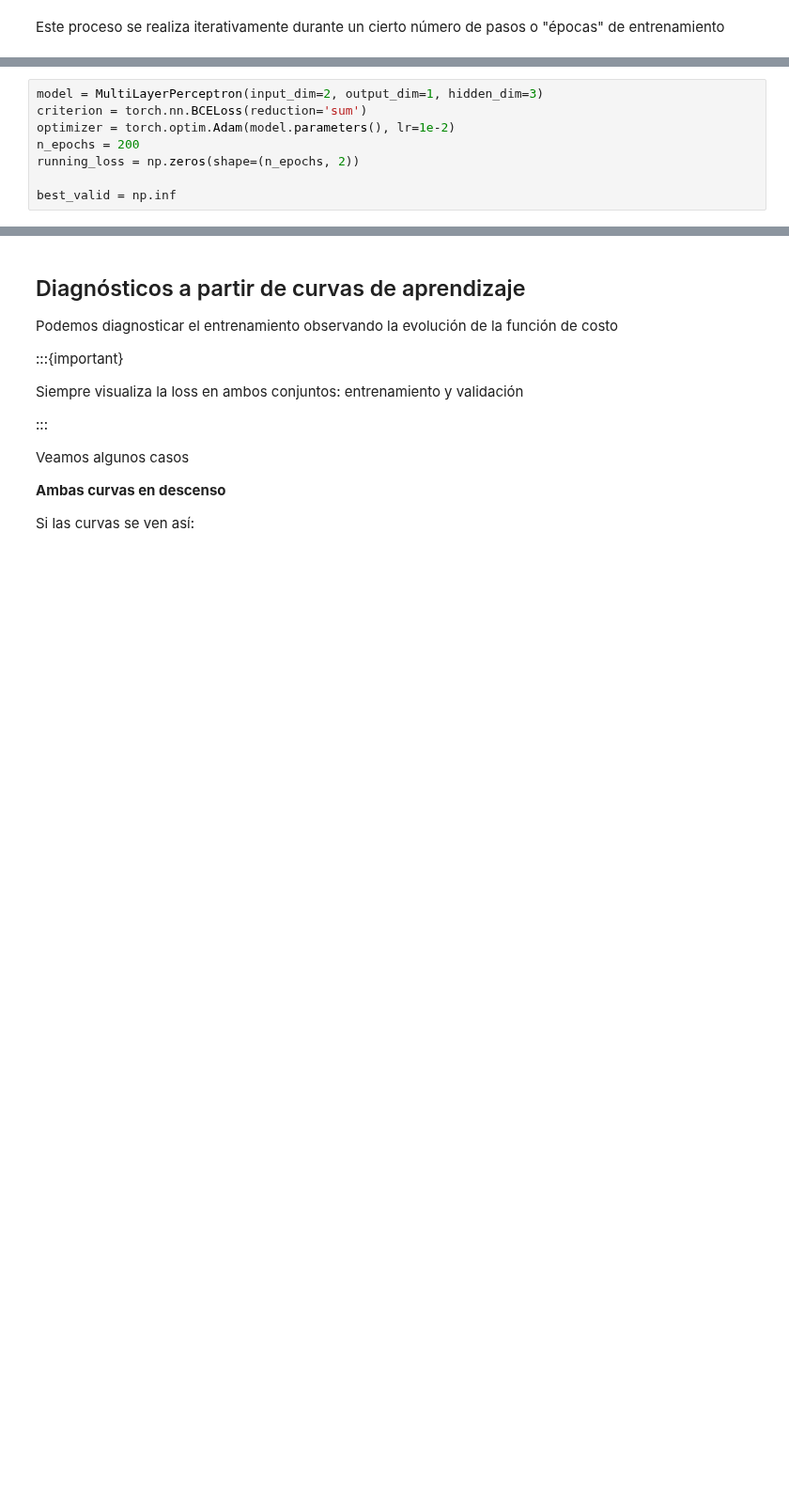
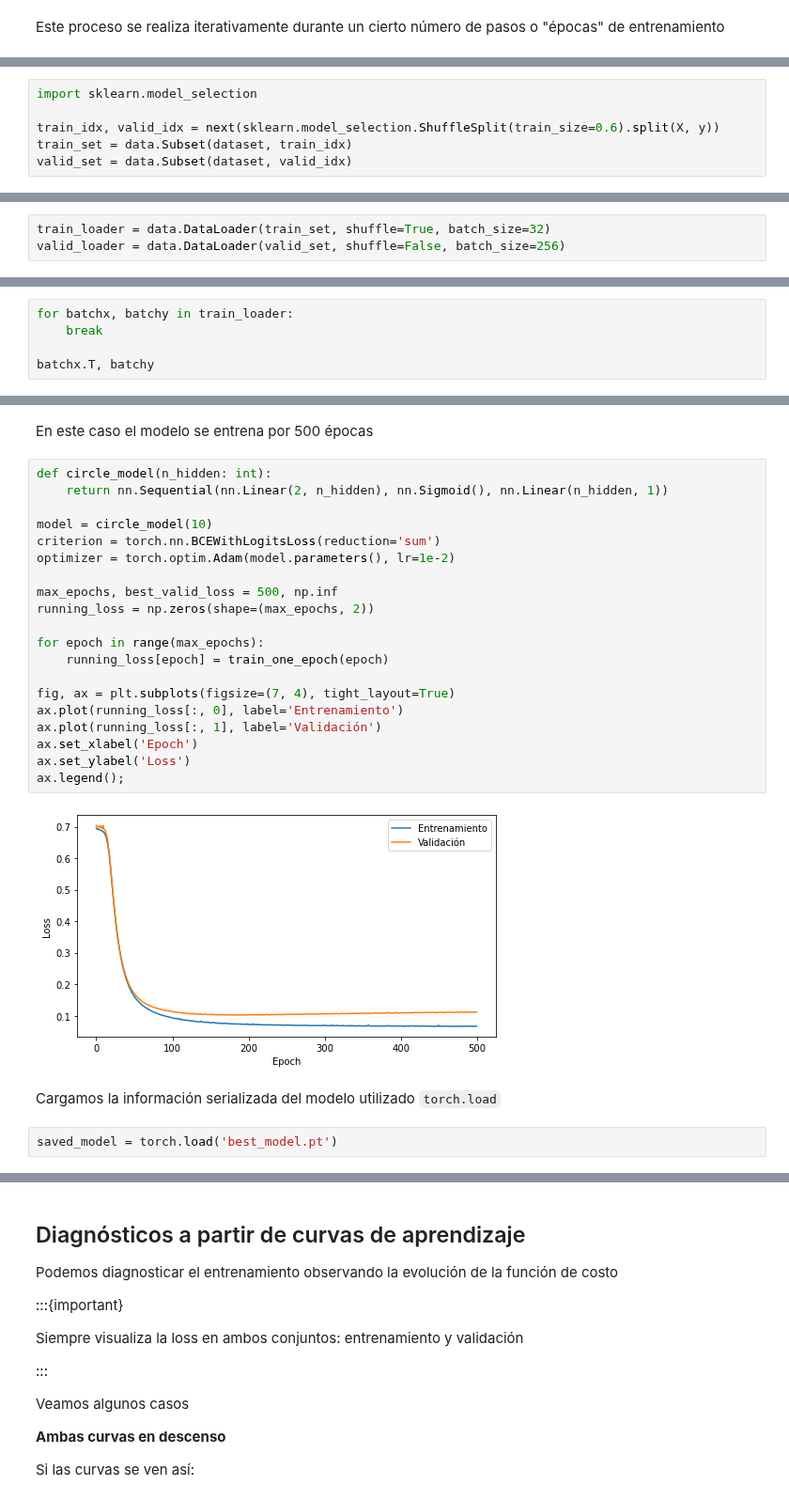
Before and after one commit to phuijse/MachineLearningBook, a Jupyter notebook: contents/neural_networks/pytorch2.ipynb, the cells around one changed output, grey strips where cells are left out. Shown at 94% size. Drawn from its saved outputs; the diff is of its cells as text; blank space fills up the shorter version.

Commit message:
Pytorch train ready

```diff
--- a/contents/neural_networks/pytorch2.ipynb
+++ b/contents/neural_networks/pytorch2.ipynb
@@ -301,8 +163,0 @@ def train_one_epoch(k, model, criterion, optimizer):
-# %%
-model = MultiLayerPerceptron(input_dim=2, output_dim=1, hidden_dim=3)
-criterion = torch.nn.BCELoss(reduction='sum')
-optimizer = torch.optim.Adam(model.parameters(), lr=1e-2)
-n_epochs = 200
-running_loss = np.zeros(shape=(n_epochs, 2))
-
-best_valid = np.inf
@@ -355,0 +238,6 @@ for param_tensor in model.state_dict():
+# %%
+import sklearn.model_selection
+
+train_idx, valid_idx = next(sklearn.model_selection.ShuffleSplit(train_size=0.6).split(X, y))
+train_set = data.Subset(dataset, train_idx)
+valid_set = data.Subset(dataset, valid_idx)
@@ -355,0 +246,3 @@ for param_tensor in model.state_dict():
+# %%
+train_loader = data.DataLoader(train_set, shuffle=True, batch_size=32)
+valid_loader = data.DataLoader(valid_set, shuffle=False, batch_size=256)
@@ -355,0 +263,5 @@ for param_tensor in model.state_dict():
+# %%
+for batchx, batchy in train_loader:
+    break
+
+batchx.T, batchy
@@ -355,0 +355,28 @@ for param_tensor in model.state_dict():
+# %% [markdown]
+En este caso el modelo se entrena por 500 épocas
+# %%
+def circle_model(n_hidden: int):
+    return nn.Sequential(nn.Linear(2, n_hidden), nn.Sigmoid(), nn.Linear(n_hidden, 1))
+
+model = circle_model(10)
+criterion = torch.nn.BCEWithLogitsLoss(reduction='sum')
+optimizer = torch.optim.Adam(model.parameters(), lr=1e-2)
+
+max_epochs, best_valid_loss = 500, np.inf
+running_loss = np.zeros(shape=(max_epochs, 2))
+
+for epoch in range(max_epochs):
+    running_loss[epoch] = train_one_epoch(epoch)
+
+fig, ax = plt.subplots(figsize=(7, 4), tight_layout=True)
+ax.plot(running_loss[:, 0], label='Entrenamiento')
+ax.plot(running_loss[:, 1], label='Validación')
+ax.set_xlabel('Epoch')
+ax.set_ylabel('Loss')
+ax.legend();
+# %% [output]
+[figure, added]
+# %% [markdown]
+Cargamos la información serializada del modelo utilizado `torch.load`
+# %%
+saved_model = torch.load('best_model.pt')
```
Also changed, not shown: parts of 50 cells of this notebook.
